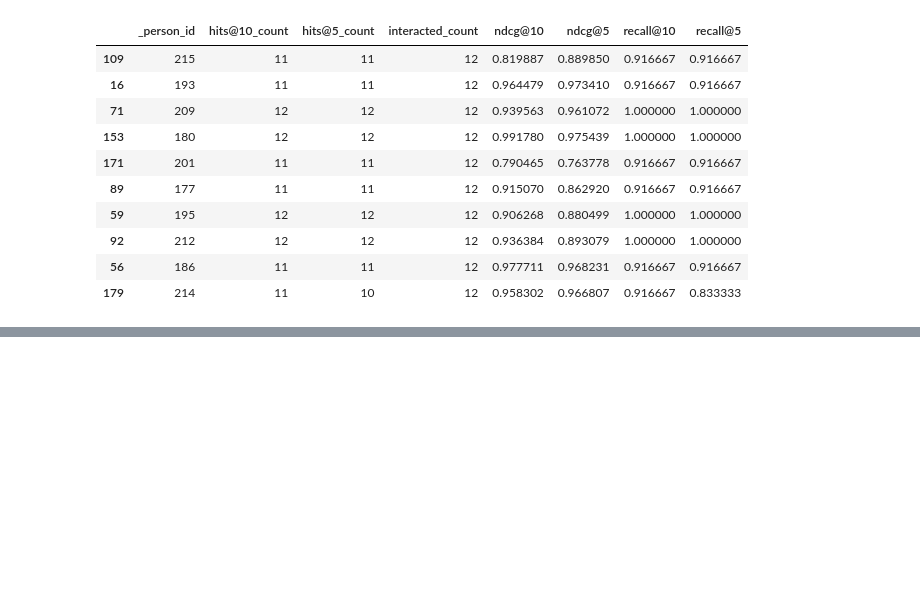
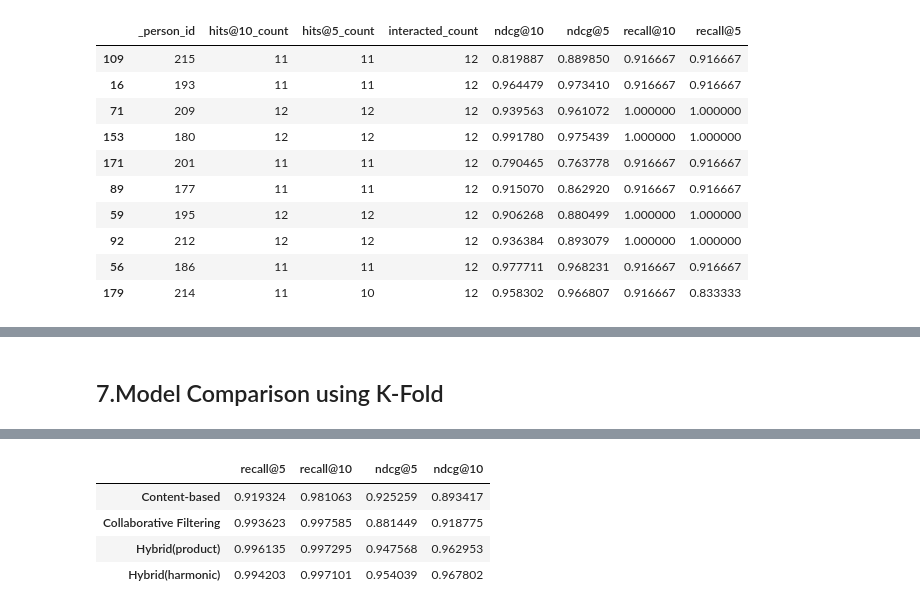
Before and after one commit to gun0317/GoEat, a Jupyter notebook: food_recommender2.ipynb, the cells around one changed output, grey strips where cells are left out. Saved outputs shown, nothing was run; the diff lists cells and outputs as text; code cells hidden in the pictures; blank space fills up the shorter version.

```diff
--- a/food_recommender2.ipynb
+++ b/food_recommender2.ipynb
@@ -294,0 +321,75 @@ plt.show()
+# %% [markdown]
+7.Model Comparison using K-Fold
+--
+# %%
+from sklearn.model_selection import KFold
+
+cf_model = GoEat.CFRecommender(cf_preds_df, food_df)
+cb_model = GoEat.CBRecommender(food_df,user_profiles,tfidf_matrix)
+hybrid_model_product = GoEat.HybridRecommender(cb_model, cf_model, food_df)
+hybrid_model_harmonic = GoEat.HybridRecommender(cb_model, cf_model, food_df, method='harmonic')
+model_evaluator = GoEat.ModelEvaluator(interactions_full_df,interactions_train_df,interactions_test_df,food_df,17)
+
+models = [cb_model,cf_model,hybrid_model_product,hybrid_model_harmonic]
+model_names = ['Content-based','Collaborative Filtering','Hybrid(product)','Hybrid(harmonic)']
+metrics = ['recall@5','recall@10','ndcg@5','ndcg@10']
+
+accuracies = np.zeros((len(models),len(metrics),5))
+total_length = len(models)*5
+
+count = 0
+start_time = time.time()
+cv = KFold(5, shuffle=True, random_state=0)
+for idx_fold, (idx_train, idx_test) in enumerate(cv.split(interactions_full_df)):
+    interactions_train_df = interactions_full_df.iloc[idx_train]
+    interactions_test_df = interactions_full_df.iloc[idx_test]
+
+    model_evaluator = GoEat.ModelEvaluator(interactions_full_df,interactions_train_df,interactions_test_df,food_df,17)
+
+    cf_preds_df = GoEat.users_items_svd(interactions_train_df, nfactors = 5)
+    cf_model = GoEat.CFRecommender(cf_preds_df, food_df)
+    models[1] = cf_model
+    models[2] = hybrid_model_product = GoEat.HybridRecommender(models[0], models[1], food_df)
+    models[3] = hybrid_model_harmonic = GoEat.HybridRecommender(models[0], models[1], food_df, method='harmonic')
+
+
+
+    for idx_model, model in enumerate(models):
+
+        with HiddenPrints():
+            global_metrics, detailed_results_df = model_evaluator.evaluate_model(model)
+
+        count = count + 1
+
+        if count % 5 == 0:
+            endtime = time.time() - start_time
+
+            percent = round(count/total_length*100,2)
+            print('%d percent done(%f seconds)'%(percent,endtime))
+
+            approx_time = (endtime/count*total_length - endtime)/60
+
+            print('approx. %f minute left'%(round(approx_time)))
+
+        for idx_metric, metric in enumerate(metrics):
+            accuracies[idx_model][idx_metric][idx_fold] = global_metrics[metric]
+
+model_means=[]
+
+for idx_model in range(len(models)):
+    metric_means = []
+
+    for idx_metric in range(len(metrics)):
+        metric_mean = np.mean(accuracies[idx_model][idx_metric])
+        metric_means.append(metric_mean)
+
+    model_means.append(metric_means)
+
+
+kfold_result = pd.DataFrame(model_means,
+             index=model_names,columns=metrics)
+
+print('complete after %f minutes'%((time.time() - start_time)/60))
+
+kfold_result
+# %% [output]
@@ -294,0 +405,5 @@ plt.show()
+|  | recall@5 | recall@10 | ndcg@5 | ndcg@10 |
+| Content-based | 0.919324 | 0.981063 | 0.925259 | 0.893417 |
+| Collaborative Filtering | 0.993623 | 0.997585 | 0.881449 | 0.918775 |
+| Hybrid(product) | 0.996135 | 0.997295 | 0.947568 | 0.962953 |
+| Hybrid(harmonic) | 0.994203 | 0.997101 | 0.954039 | 0.967802 |
```
Also changed, not shown: parts of 36 cells of this notebook, 5 other files.
